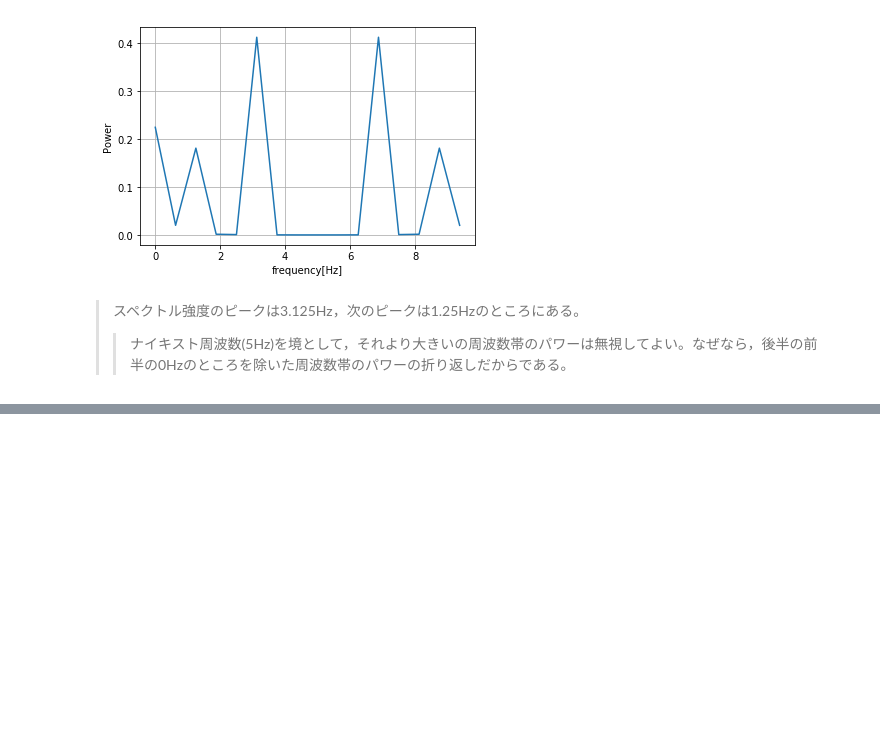
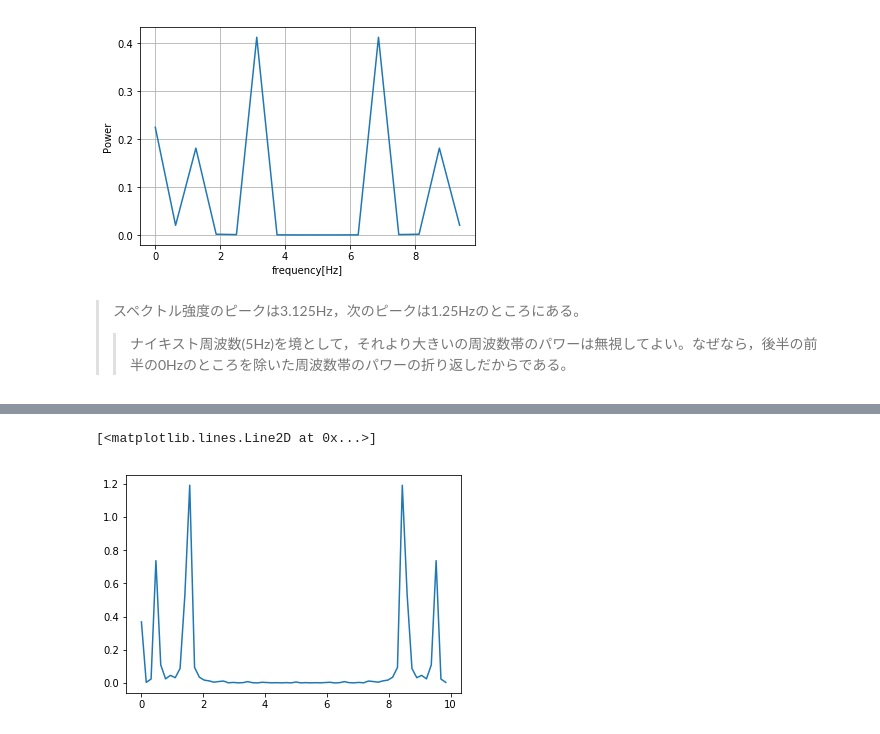
Before and after one commit to doppelgenkan/activity, a Jupyter notebook: frequency_amalysis/FFT_easy_theory.ipynb, the cells around one changed output, grey strips where cells are left out. Cells and saved outputs as stored; diff of their text form; code cells hidden in the pictures; blank space fills up the shorter version.

```diff
--- a/frequency_amalysis/FFT_easy_theory.ipynb
+++ b/frequency_amalysis/FFT_easy_theory.ipynb
@@ -290,0 +379,7 @@ plt.grid()
+# %%
+P = np.abs(F)**2
+# %%
+plt.plot(frq, P)
+# %% [output]
+[<matplotlib.lines.Line2D at 0x...>]
+[figure, added]
```
Also changed, not shown: parts of 24 cells of this notebook.
